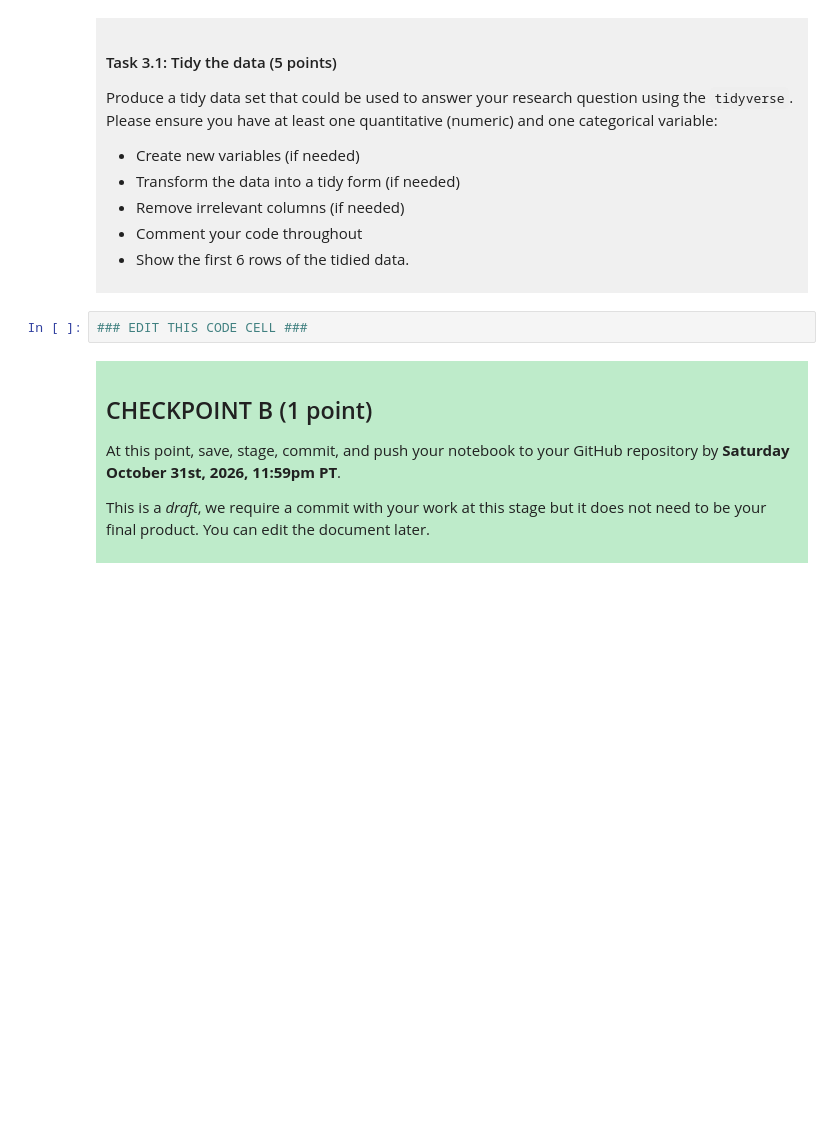
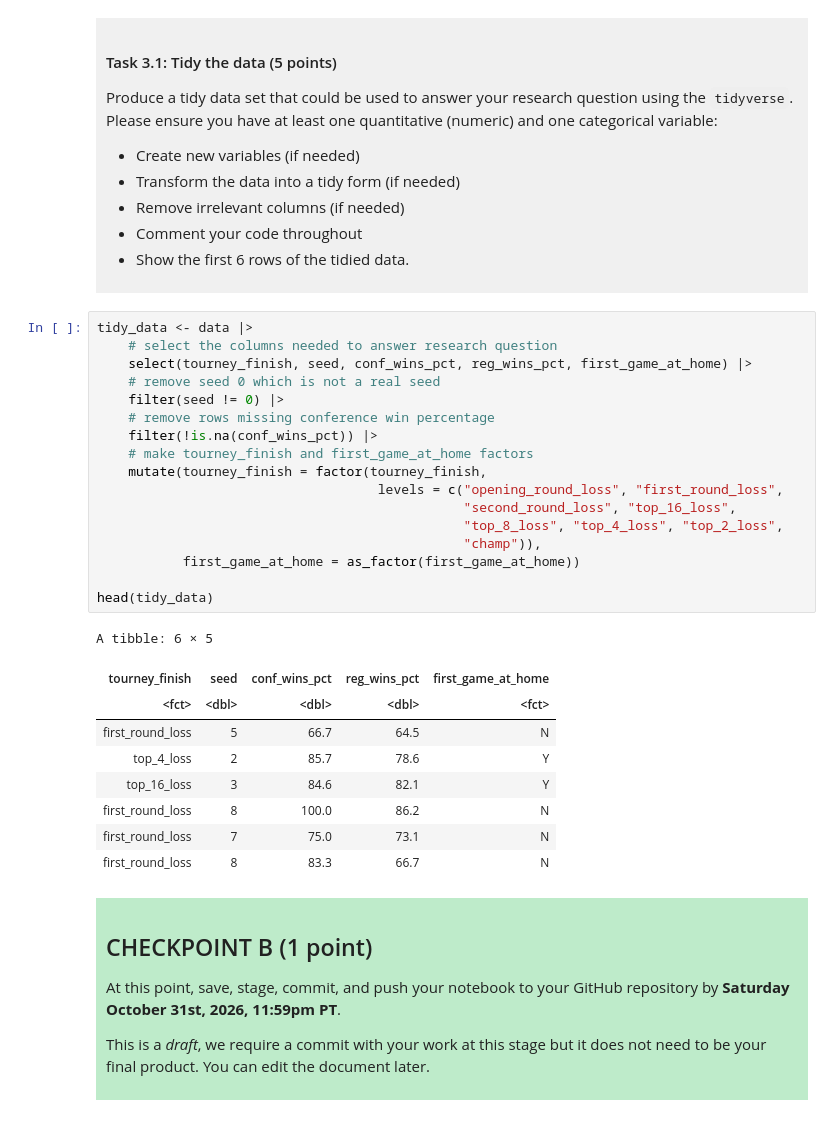
Before and after one commit to rubixion/dsci-100-project, a Jupyter notebook: dsci-100-project-notebook.ipynb, the cells around one changed output. Cells and saved outputs as stored; diff of their text form; blank space fills up the shorter version.

```diff
--- a/dsci-100-project-notebook.ipynb
+++ b/dsci-100-project-notebook.ipynb
@@ -208,7 +218,32 @@ Produce a tidy data set that could be used to answer your research question usin
 
 </div>
 # %%
-### EDIT THIS CODE CELL ###
+tidy_data <- data |>
+    # select the columns needed to answer research question
+    select(tourney_finish, seed, conf_wins_pct, reg_wins_pct, first_game_at_home) |>
+    # remove seed 0 which is not a real seed
+    filter(seed != 0) |>
+    # remove rows missing conference win percentage
+    filter(!is.na(conf_wins_pct)) |>
+    # make tourney_finish and first_game_at_home factors
+    mutate(tourney_finish = factor(tourney_finish,
+                                    levels = c("opening_round_loss", "first_round_loss",
+                                               "second_round_loss", "top_16_loss",
+                                               "top_8_loss", "top_4_loss", "top_2_loss",
+                                               "champ")),
+           first_game_at_home = as_factor(first_game_at_home))
+
+head(tidy_data)
+# %% [output]
+A tibble: 6 × 5
+| tourney_finish | seed | conf_wins_pct | reg_wins_pct | first_game_at_home |
+| <fct> | <dbl> | <dbl> | <dbl> | <fct> |
+| first_round_loss | 5 | 66.7 | 64.5 | N |
+| top_4_loss | 2 | 85.7 | 78.6 | Y |
+| top_16_loss | 3 | 84.6 | 82.1 | Y |
+| first_round_loss | 8 | 100.0 | 86.2 | N |
+| first_round_loss | 7 | 75.0 | 73.1 | N |
+| first_round_loss | 8 | 83.3 | 66.7 | N |
 # %% [markdown]
 <div style="background-color: #beebca; padding: 10px;">
 
```
Also changed, not shown: parts of 3 cells of this notebook.
